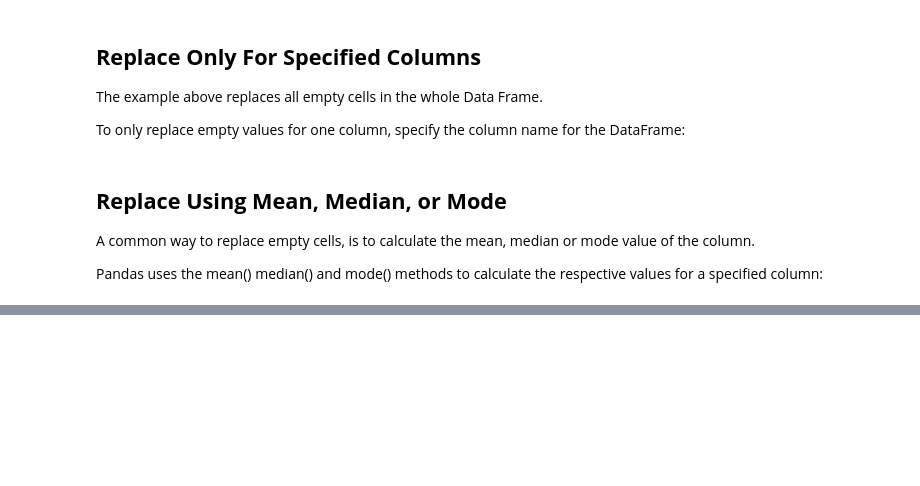
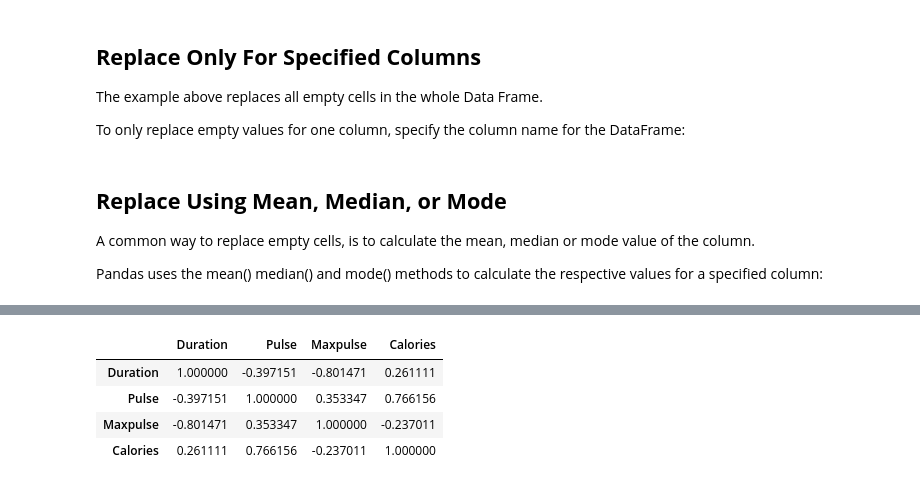
Before and after one commit to lcmortech/atbs-learning, a Jupyter notebook: learning/w3schools_pandas.ipynb, the cells around one changed output, grey strips where cells are left out. Saved outputs shown, nothing was run; the diff lists cells and outputs as text; code cells hidden in the pictures; blank space fills up the shorter version.

Commit message:
added notes on the differences in correlative data

```diff
--- a/learning/w3schools_pandas.ipynb
+++ b/learning/w3schools_pandas.ipynb
@@ -678,0 +743,4 @@ df["Calories"].fillna(x, inplace = True)
+# %%
+# Set "Duration" = 45 in row 7:
+
+df.loc[7, 'Duration'] = 45
@@ -678,0 +751,8 @@ df["Calories"].fillna(x, inplace = True)
+# %%
+# Loop through all values in the "Duration" column.
+
+# If the value is higher than 120, set it to 120:
+
+for x in df.index:
+  if df.loc[x, "Duration"] > 120:
+    df.loc[x, "Duration"] = 120
@@ -678,0 +765,6 @@ df["Calories"].fillna(x, inplace = True)
+# %%
+# Delete rows where "Duration" is higher than 120:
+
+for x in df.index:
+  if df.loc[x, "Duration"] > 120:
+    df.drop(x, inplace = True)
@@ -678,0 +800,6 @@ df["Calories"].fillna(x, inplace = True)
+# %%
+# Remove all duplicates:
+
+df.drop_duplicates(inplace = True)
+
+# Remember: The (inplace = True) will make sure that the method does NOT return a new DataFrame, but it will remove all duplicates from the original DataFrame.
@@ -678,0 +818,12 @@ df["Calories"].fillna(x, inplace = True)
+# %%
+# Show the relationship between the columns:
+
+df.corr()
+
+# Note: The corr() method ignores "not numeric" columns.
+# %% [output]
+|  | Duration | Pulse | Maxpulse | Calories |
+| Duration | 1.000000 | -0.397151 | -0.801471 | 0.261111 |
+| Pulse | -0.397151 | 1.000000 | 0.353347 | 0.766156 |
+| Maxpulse | -0.801471 | 0.353347 | 1.000000 | -0.237011 |
+| Calories | 0.261111 | 0.766156 | -0.237011 | 1.000000 |
```
Also changed, not shown: parts of 21 cells of this notebook.
